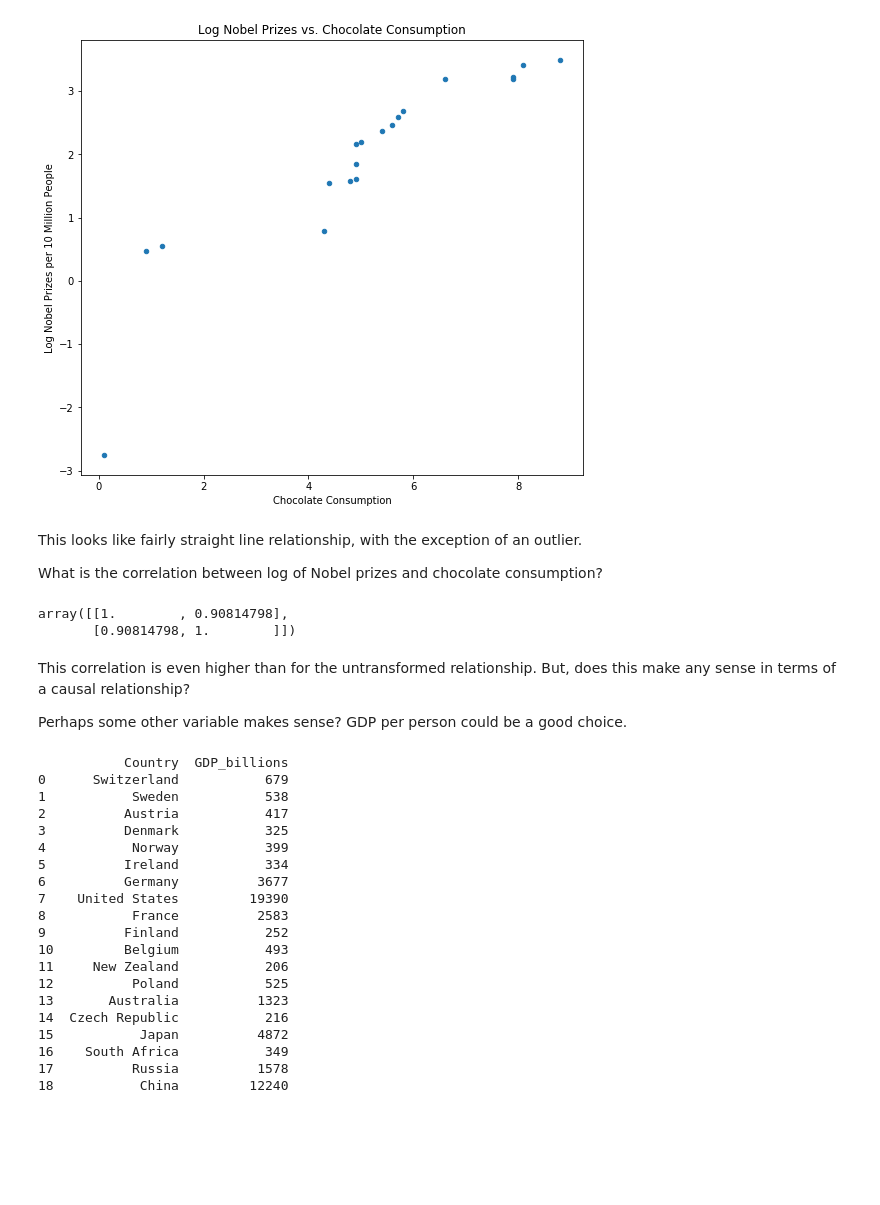
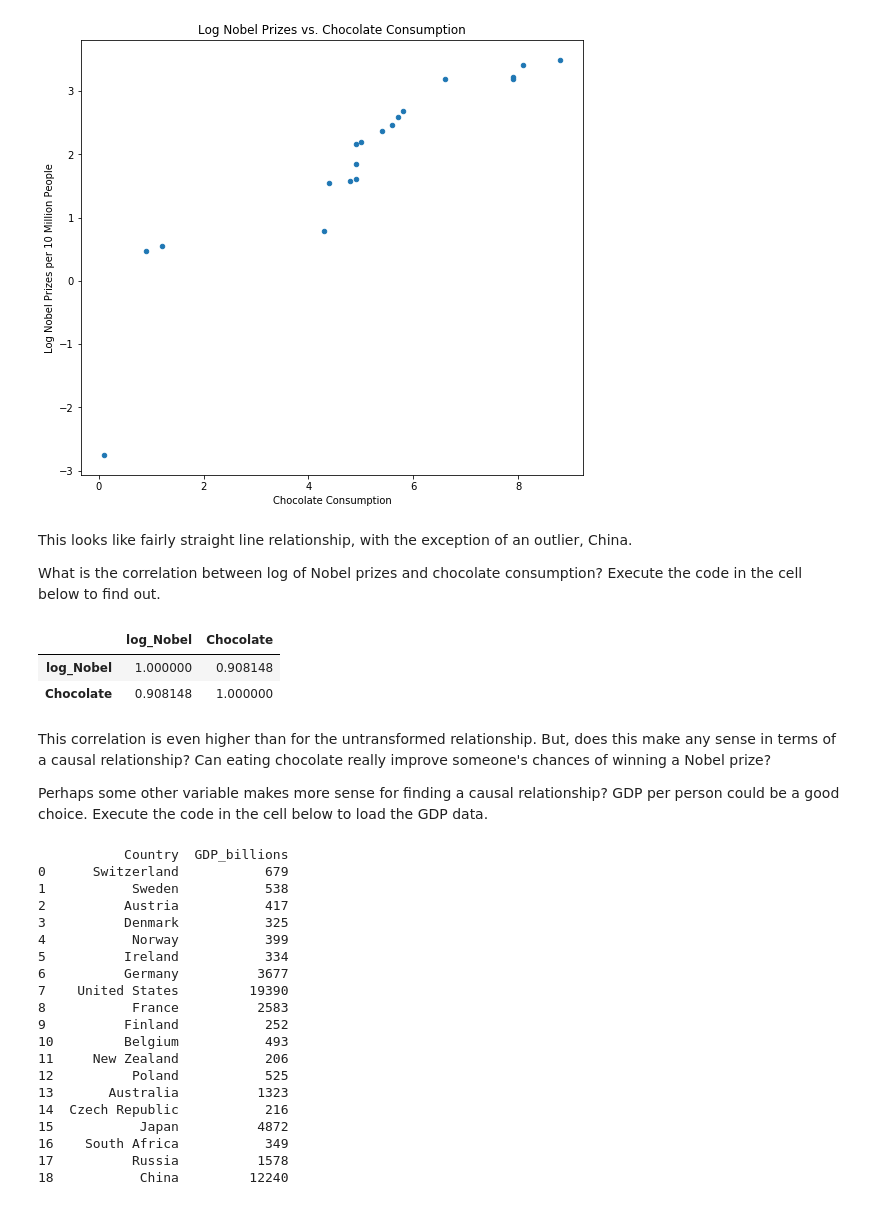
Before and after one commit to StephenElston/StatisticalMethodsForDataScience, a Jupyter notebook: ThinkingLikeAScientist/correlation.ipynb, the cells around one changed output. Drawn from its saved outputs; the diff is of its cells as text; code cells hidden in the pictures; blank space fills up the shorter version.

```diff
--- a/ThinkingLikeAScientist/correlation.ipynb
+++ b/ThinkingLikeAScientist/correlation.ipynb
@@ -63,18 +81,19 @@ ax.set_ylabel('Log Nobel Prizes per 10 Million People')# Set text for y axis
 Text(0, 0.5, 'Log Nobel Prizes per 10 Million People')
 [figure]
 # %% [markdown]
-This looks like fairly straight line relationship, with the exception of an outlier.
+This looks like fairly straight line relationship, with the exception of an outlier, China.
 
-What is the correlation between log of Nobel prizes and chocolate consumption?
+What is the correlation between log of Nobel prizes and chocolate consumption? Execute the code in the cell below to find out.
-# %%
-np.corrcoef(Nobel_chocolate[['log_Nobel', 'Chocolate']], rowvar = False)
-# %% [output]
-array([[1.        , 0.90814798],
-       [0.90814798, 1.        ]])
+# %%
+Nobel_chocolate[['log_Nobel', 'Chocolate']].corr()
+# %% [output]
+|  | log_Nobel | Chocolate |
+| log_Nobel | 1.000000 | 0.908148 |
+| Chocolate | 0.908148 | 1.000000 |
 # %% [markdown]
-This correlation is even higher than for the untransformed relationship. But, does this make any sense in terms of a causal relationship?
+This correlation is even higher than for the untransformed relationship. But, does this make any sense in terms of a causal relationship? Can eating chocolate really improve someone's chances of winning a Nobel prize?
 
-Perhaps some other variable makes sense? GDP per person could be a good choice.
+Perhaps some other variable makes more sense for finding a causal relationship? GDP per person could be a good choice. Execute the code in the cell below to load the GDP data.
 # %%
 GDP = pd.read_csv('GDP_Country.csv')
 print(GDP)
```
Also changed, not shown: parts of 22 cells of this notebook.
